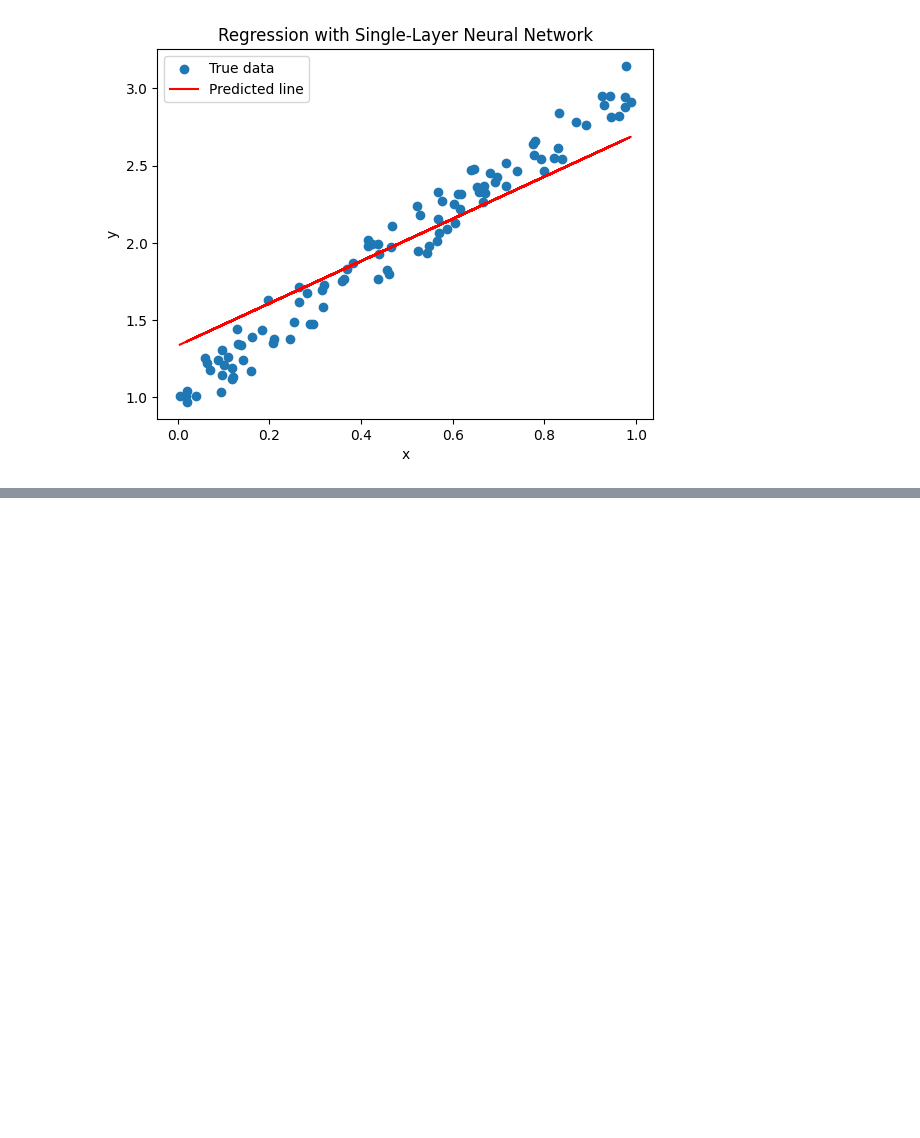
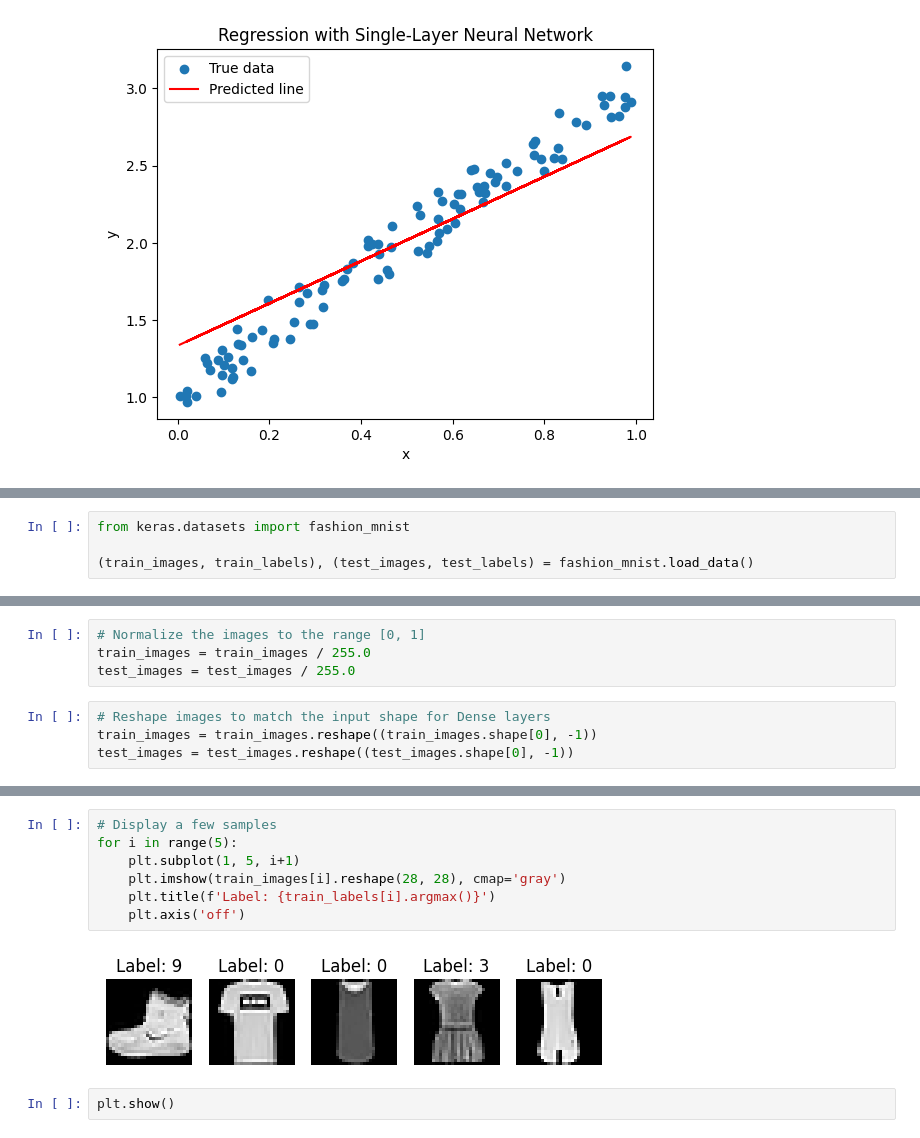
Before and after one commit to Hemant2000-karens/TinyML, a Jupyter notebook: lab1_assignment.ipynb, the cells around one changed output, grey strips where cells are left out. Saved outputs shown, nothing was run; the diff lists cells and outputs as text; blank space fills up the shorter version.

```diff
--- a/lab1_assignment.ipynb
+++ b/lab1_assignment.ipynb
@@ -71,0 +90,4 @@ Loss: 0.04284017160534859
+# %%
+from keras.datasets import fashion_mnist
+
+(train_images, train_labels), (test_images, test_labels) = fashion_mnist.load_data()
@@ -71,0 +104,8 @@ Loss: 0.04284017160534859
+# %%
+# Normalize the images to the range [0, 1]
+train_images = train_images / 255.0
+test_images = test_images / 255.0
+# %%
+# Reshape images to match the input shape for Dense layers
+train_images = train_images.reshape((train_images.shape[0], -1))
+test_images = test_images.reshape((test_images.shape[0], -1))
@@ -71,0 +127,11 @@ Loss: 0.04284017160534859
+# %%
+# Display a few samples
+for i in range(5):
+    plt.subplot(1, 5, i+1)
+    plt.imshow(train_images[i].reshape(28, 28), cmap='gray')
+    plt.title(f'Label: {train_labels[i].argmax()}')
+    plt.axis('off')
+# %% [output]
+[figure, added]
+# %%
+plt.show()
```
Also changed, not shown: parts of 13 cells of this notebook.
